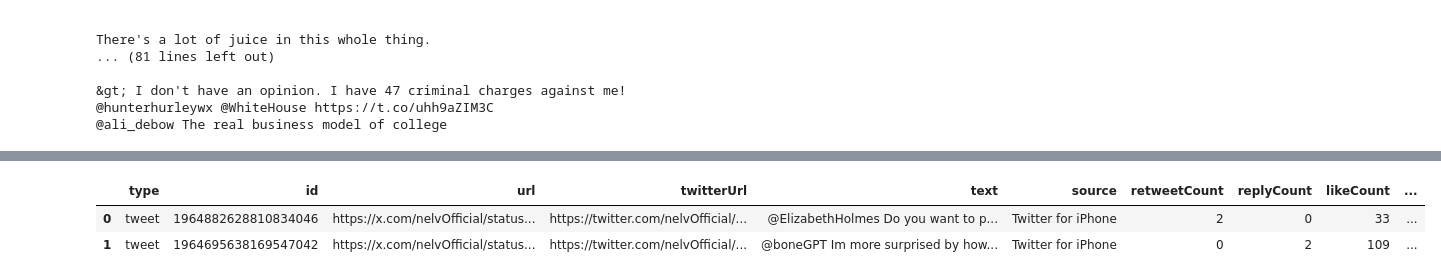
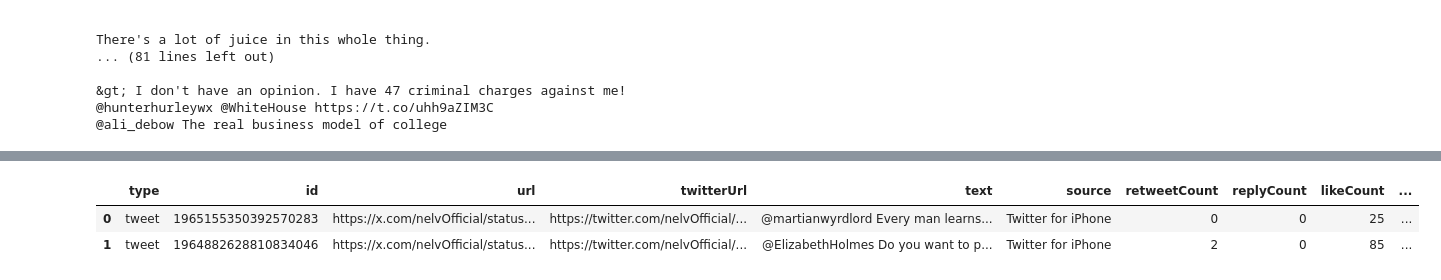
Before and after one commit to neldivad/xapi-example, a Jupyter notebook: notebooks/nb.ipynb, the cells around one changed output, grey strips where cells are left out. Cells and saved outputs as stored; diff of their text form; code cells hidden in the pictures.

```diff
--- a/notebooks/nb.ipynb
+++ b/notebooks/nb.ipynb
@@ -191,9 +183,9 @@ len(tweets)
 # %%
 # View as DataFrame
-df = pd.json_normalize(tweets)
-df.head(2)
+df_tweets = pd.json_normalize(tweets)
+df_tweets.head(2)
 # %% [output]
 |  | type | id | url | twitterUrl | text | source | retweetCount | replyCount | likeCount | ... |
-| 0 | tweet | 1964882628810834046 | https://x.com/nelvOfficial/status... | https://twitter.com/nelvOfficial/... | @ElizabethHolmes Do you want to p... | Twitter for iPhone | 2 | 0 | 33 | ... |
-| 1 | tweet | 1964695638169547042 | https://x.com/nelvOfficial/status... | https://twitter.com/nelvOfficial/... | @boneGPT Im more surprised by how... | Twitter for iPhone | 0 | 2 | 109 | ... |
+| 0 | tweet | 1965155350392570283 | https://x.com/nelvOfficial/status... | https://twitter.com/nelvOfficial/... | @martianwyrdlord Every man learns... | Twitter for iPhone | 0 | 0 | 25 | ... |
+| 1 | tweet | 1964882628810834046 | https://x.com/nelvOfficial/status... | https://twitter.com/nelvOfficial/... | @ElizabethHolmes Do you want to p... | Twitter for iPhone | 2 | 0 | 85 | ... |
 # %%
```
Also changed, not shown: parts of 9 cells of this notebook, 12 other files.
